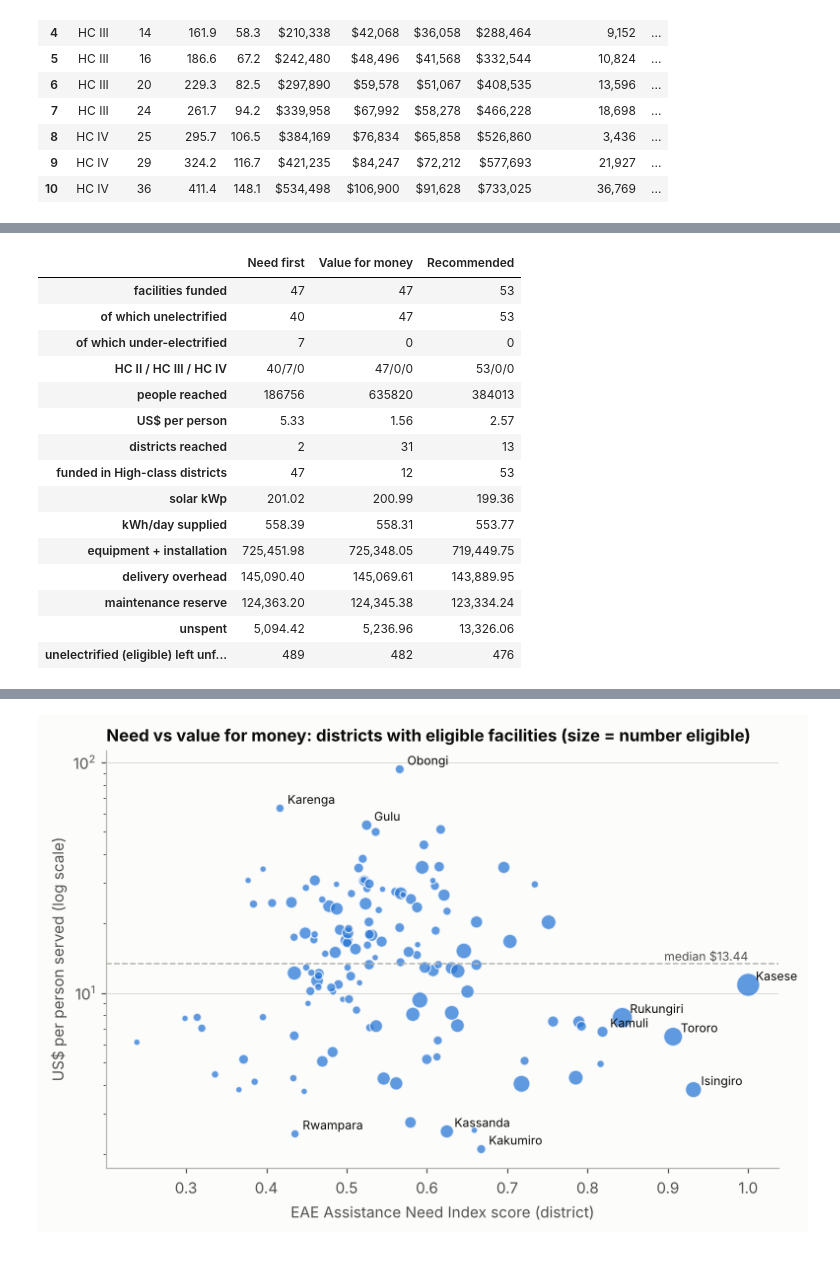
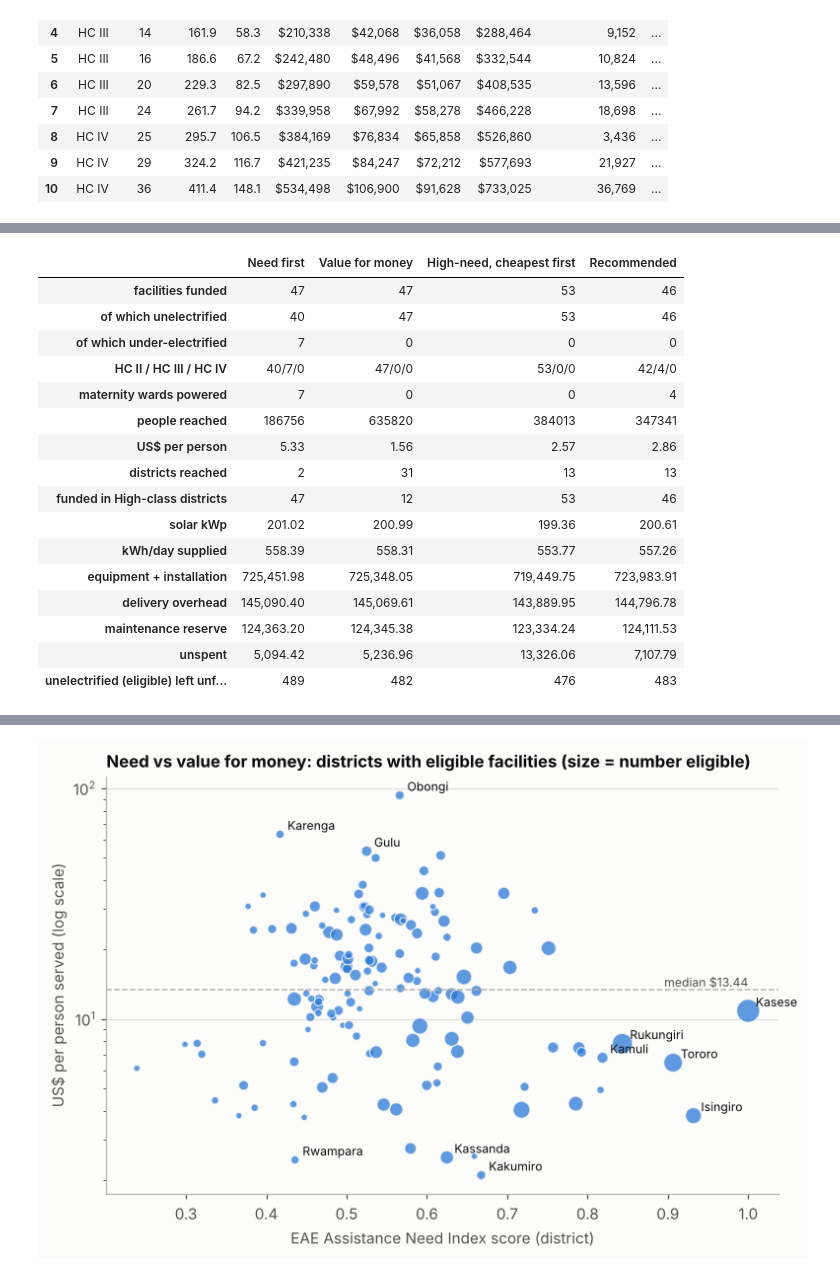
Before and after one commit to chilalaabubakar/EDA, a Jupyter notebook: Uganda_Healthcare_Electrification_EAE.ipynb, the cells around one changed output, grey strips where cells are left out. Drawn from its saved outputs; the diff is of its cells as text; code cells hidden in the pictures.

```diff
--- a/Uganda_Healthcare_Electrification_EAE.ipynb
+++ b/Uganda_Healthcare_Electrification_EAE.ipynb
@@ -780,0 +800,18 @@ Low             1
+# %%
+# what drives the top five: where each district stands among all 146 on each driver (1 = highest)
+n_d = len(ranking)
+place = pd.DataFrame({
+    "facilities counted": ranking["facilities_counted"].rank(ascending=False, method="min"),
+    "people (analysed area)": ranking["population_analysed"].rank(ascending=False, method="min"),
+    "poverty (lowest RWI)": ranking["mean_rwi"].rank(ascending=True, method="min"),
+    "distance from grid": ranking["mean_km_to_line"].rank(ascending=False, method="min"),
+    "unelectrified (govt)": ranking["unelectrified_govt"].rank(ascending=False, method="min"),
+}).astype(int)
+place.insert(0, "district", ranking["district"])
+top5_place = place.head(5).set_index("district")
+top5_place.to_csv(TAB_DIR / "top5_driver_places.csv")
+for d, r in top5_place.iterrows():
+    print(f"{d}: facilities #{r['facilities counted']}, people #{r['people (analysed area)']}, "
+          f"poverty #{r['poverty (lowest RWI)']}, grid distance #{r['distance from grid']}, "
+          f"unelectrified #{r['unelectrified (govt)']} of {n_d}")
+top5_place
@@ -844,6 +903,8 @@ VARIANTS = {
     "Only >2 km from lines (lecture filter)": (with_settings(distribution={"range": (2, 700)}), None),
     "Equal weights (all 3)": (with_settings(**{k: {"weight": 3} for k in EAE_LAYERS}), None),
     "Count unelectrified facilities only*": (LAYERS, unel_pixels),
+    "Add solar resource (GHI, weight 3)": (make_layers({**EAE_LAYERS, "ghi": {
+        "label": "Solar resource (GHI)", "weight": 3, "range": None, "why": ""}}), None),
 }
 base_top5, base_top10 = set(ranking["district"].head(5)), set(ranking["district"].head(10))
 var_rows, var_tops = [], {}
@@ -994,15 +1059,23 @@ out (if a facility no longer fits, it is skipped and the next one is tried).
 GROUP_RANK = {"Unelectrified": 0, "Under-electrified": 1}
 CLASS_RANK = {c: i for i, c in enumerate(CLASS_LABELS[::-1])}
 
+def is_maternity_gap(df):
+    """unelectrified facility with a maternity ward that fits the budget"""
+    return ((df["group"] == "Unelectrified") & df["LEVEL"].isin(MATERNITY_LEVELS)
+            & (df["total_cost"] <= MATERNITY_COST_CAP))
+
 def order_for(scenario, df):
     d = df.assign(group_rank=df["group"].map(GROUP_RANK), class_rank=df["class"].map(CLASS_RANK).fillna(9),
                   in_top=(~df["class"].isin(TOP_CLASSES)).astype(int))
+    d["maternity_rank"] = np.where(is_maternity_gap(d), 0, d["group_rank"] + 1)
     if scenario == "Need first":
         return d.sort_values(["score", "group_rank", "usd_per_person"], ascending=[False, True, True])
     if scenario == "Value for money":
         return d.sort_values(["usd_per_person"])
+    if scenario == "High-need, cheapest first":
+        return d.sort_values(["in_top", "class_rank", "group_rank", "usd_per_person"])
     if scenario == "Recommended":
-        return d.sort_values(["in_top", "class_rank", "group_rank", "usd_per_person"])
+        return d.sort_values(["in_top", "class_rank", "maternity_rank", "usd_per_person"])
     raise ValueError(scenario)
 
 def allocate(df, scenario, budget=BUDGET_USD):
@@ -1019,6 +1092,7 @@ def summarise(funded, remaining, df):
             "of which unelectrified": int((funded["group"] == "Unelectrified").sum()),
             "of which under-electrified": int((funded["group"] == "Under-electrified").sum()),
             "HC II / HC III / HC IV": "/".join(str(int((funded["LEVEL"] == l).sum())) for l in ["HC II", "HC III", "HC IV"]),
+            "maternity wards powered": int(funded["LEVEL"].isin(MATERNITY_LEVELS).sum()),
             "people reached": funded["catchment_pop"].sum(),
             "US$ per person": (BUDGET_USD - remaining) / funded["catchment_pop"].sum(),
             "districts reached": funded["district"].nunique(),
@@ -1029,17 +1103,19 @@ def summarise(funded, remaining, df):
             "unelectrified (eligible) left unfunded": int((df["group"] == "Unelectrified").sum()
                                                           - (funded["group"] == "Unelectrified").sum())}
 
-SCENARIOS = ["Need first", "Value for money", "Recommended"]
+SCENARIOS = ["Need first", "Value for money", "High-need, cheapest first", "Recommended"]
 PLANS = {s: allocate(eligible, s) for s in SCENARIOS}
 scenario_summary = pd.DataFrame({s: summarise(f, r, eligible) for s, (f, r) in PLANS.items()})
 scenario_summary.to_csv(TAB_DIR / "scenario_summary.csv")
-need, vfm, rec = (scenario_summary[s] for s in SCENARIOS)
-print(f"Need first:      {need['facilities funded']} facilities in {need['districts reached']} districts, "
-      f"{need['people reached']:,.0f} people at ${need['US$ per person']:.2f} each")
-print(f"Value for money: {vfm['facilities funded']} facilities in {vfm['districts reached']} districts, "
-      f"{vfm['people reached']:,.0f} people at ${vfm['US$ per person']:.2f} each; only "
-      f"{vfm['funded in High-class districts']} in High-need districts")
-print(f"Recommended:     {rec['facilities funded']} facilities in {rec['districts reached']} High-need districts, "
-      f"{rec['people reached']:,.0f} people at ${rec['US$ per person']:.2f} each")
+for s in SCENARIOS:
+    x = scenario_summary[s]
+    print(f"{s + ':':28s}{x['facilities funded']} facilities ({x['maternity wards powered']} with maternity wards) "
+          f"in {x['districts reached']} districts, {x['people reached']:,.0f} people at ${x['US$ per person']:.2f} "
+          f"each; {x['funded in High-class districts']} in High-need districts")
+hc2, rec = scenario_summary["High-need, cheapest first"], scenario_summary["Recommended"]
+print(f"\nPowering {rec['maternity wards powered']} maternity wards first costs "
+      f"{hc2['facilities funded'] - rec['facilities funded']} small health centres and "
+      f"{hc2['people reached'] - rec['people reached']:,.0f} people "
+      f"({1 - rec['people reached'] / hc2['people reached']:.0%} fewer) compared with funding HC IIs only.")
 scenario_summary
 # %% [output]
@@ -1049,19 +1128,20 @@ Recommended:     53 facilities in 13 High-need districts, 384,013 people at $2.5
-|  | Need first | Value for money | Recommended |
-| facilities funded | 47 | 47 | 53 |
-| of which unelectrified | 40 | 47 | 53 |
-| of which under-electrified | 7 | 0 | 0 |
-| HC II / HC III / HC IV | 40/7/0 | 47/0/0 | 53/0/0 |
-| people reached | 186756 | 635820 | 384013 |
-| US$ per person | 5.33 | 1.56 | 2.57 |
-| districts reached | 2 | 31 | 13 |
-| funded in High-class districts | 47 | 12 | 53 |
-| solar kWp | 201.02 | 200.99 | 199.36 |
-| kWh/day supplied | 558.39 | 558.31 | 553.77 |
-| equipment + installation | 725,451.98 | 725,348.05 | 719,449.75 |
-| delivery overhead | 145,090.40 | 145,069.61 | 143,889.95 |
-| maintenance reserve | 124,363.20 | 124,345.38 | 123,334.24 |
-| unspent | 5,094.42 | 5,236.96 | 13,326.06 |
-| unelectrified (eligible) left unf... | 489 | 482 | 476 |
+|  | Need first | Value for money | High-need, cheapest first | Recommended |
+| facilities funded | 47 | 47 | 53 | 46 |
+| of which unelectrified | 40 | 47 | 53 | 46 |
+| of which under-electrified | 7 | 0 | 0 | 0 |
+| HC II / HC III / HC IV | 40/7/0 | 47/0/0 | 53/0/0 | 42/4/0 |
+| maternity wards powered | 7 | 0 | 0 | 4 |
+| people reached | 186756 | 635820 | 384013 | 347341 |
+| US$ per person | 5.33 | 1.56 | 2.57 | 2.86 |
+| districts reached | 2 | 31 | 13 | 13 |
+| funded in High-class districts | 47 | 12 | 53 | 46 |
+| solar kWp | 201.02 | 200.99 | 199.36 | 200.61 |
+| kWh/day supplied | 558.39 | 558.31 | 553.77 | 557.26 |
+| equipment + installation | 725,451.98 | 725,348.05 | 719,449.75 | 723,983.91 |
+| delivery overhead | 145,090.40 | 145,069.61 | 143,889.95 | 144,796.78 |
+| maintenance reserve | 124,363.20 | 124,345.38 | 123,334.24 | 124,111.53 |
+| unspent | 5,094.42 | 5,236.96 | 13,326.06 | 7,107.79 |
+| unelectrified (eligible) left unf... | 489 | 482 | 476 | 483 |
 # %%
 plan, left_over = PLANS["Recommended"]
 plan_cols = ["district", "class", "FACILITY_N", "LEVEL", "group", "ELECTRICIT", "kwh_day", "kwp", "capex",
```
Also changed, not shown: parts of 20 cells of this notebook, 22 other files.
